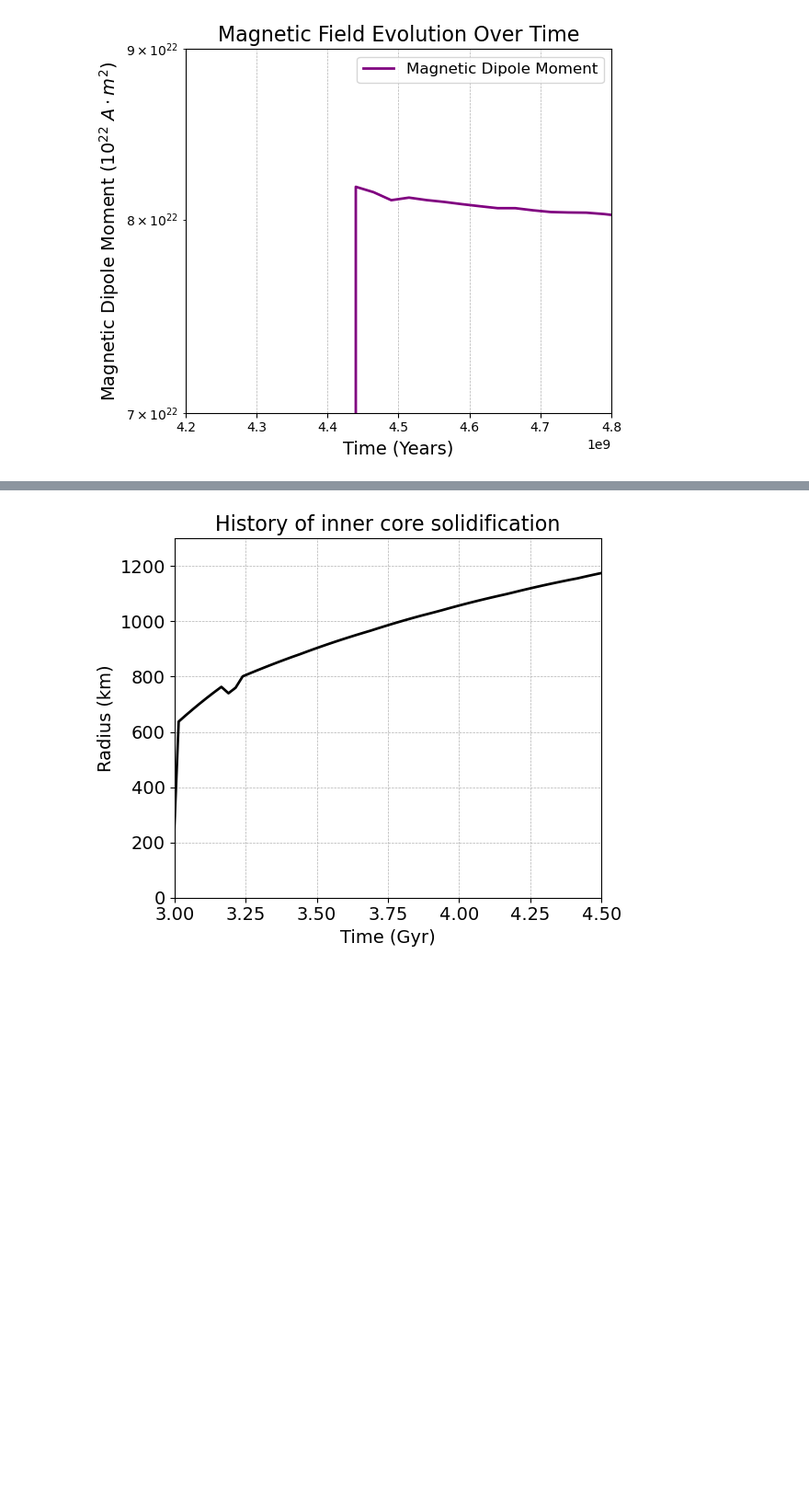
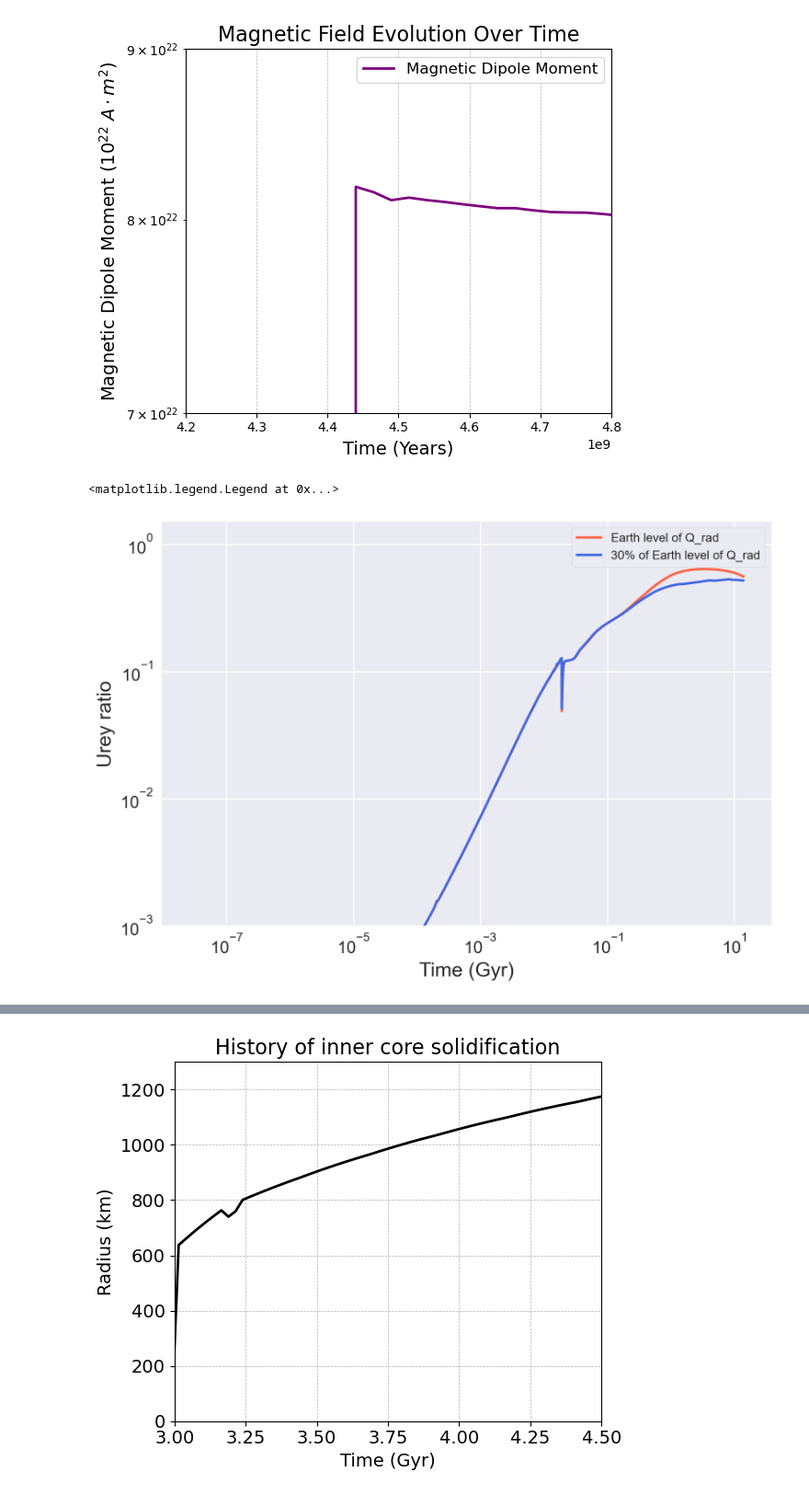
Before and after one commit to zhangjis/CMAPPER_rock, a Jupyter notebook: Untitled.ipynb, the cells around one changed output, grey strips where cells are left out. Shown at 92% size. Drawn from its saved outputs; the diff is of its cells as text; code cells hidden in the pictures; blank space fills up the shorter version.

```diff
--- a/Untitled.ipynb
+++ b/Untitled.ipynb
@@ -894,8 +894,8 @@ evolution_headers = [
     "surface heat flow", "CMB heat flow", "core latent heat release",
     "Urey ratio",
 ]
-evolution_file_path="results_Mpl1.0_CMF0.326_time14.0_Qrad1.0_1.0_1.0_1.0_Teq255.0_Qradc0.0_eta1.0_mzmulti1.0/evolution.txt"
-evolution_data = pd.read_csv(
+evolution_file_path="results_Mpl1.0_CMF0.326_time14.0_Qrad1.0_1.0_1.0_1.0_Teq255.0_Qradc1.0_eta2.0_mzmulti1.0/evolution.txt"
+evolution_data2 = pd.read_csv(
     evolution_file_path, delim_whitespace=True, comment="#", names=evolution_headers
 )
 # %%
@@ -1142,3 +1142,21 @@ plt.tight_layout()
 plt.show()
 # %% [output]
 [figure]
+# %%
+plt.figure(figsize=(9,6))
+plt.plot(evolution_data1["time"]/1e9/86400.0/365.0,evolution_data1["Urey ratio"],color='tomato',label='Earth level of Q_rad',linewidth=2.0)
+plt.plot(evolution_data2["time"]/1e9/86400.0/365.0,evolution_data2["Urey ratio"],color='royalblue',label='30% of Earth level of Q_rad',linewidth=2.0)
+plt.yticks(fontsize=14)
+plt.xticks(fontsize=14)
+plt.ylim(1e-3, 1.5)
+plt.yscale('log')
+plt.xscale('log')
+plt.ylabel(r'Urey ratio',fontsize=16.5)
+plt.xlabel('Time (Gyr)',fontsize=16.5)
+plt.legend(frameon=True)
+#plt.title(r'$M_{\mathrm{pl}}= $'+str(load_file[0])+r'$ M_{\oplus}$, Core mass fraction = '+str(load_file[1]) ,fontsize=16)
+#plt.savefig(results_foldername+'/image/UreyRatio.png',dpi=200)
+#plt.close()
+# %% [output]
+<matplotlib.legend.Legend at 0x...>
+[figure, added]
```
Also changed, not shown: parts of 13 cells of this notebook, 3 other files.
